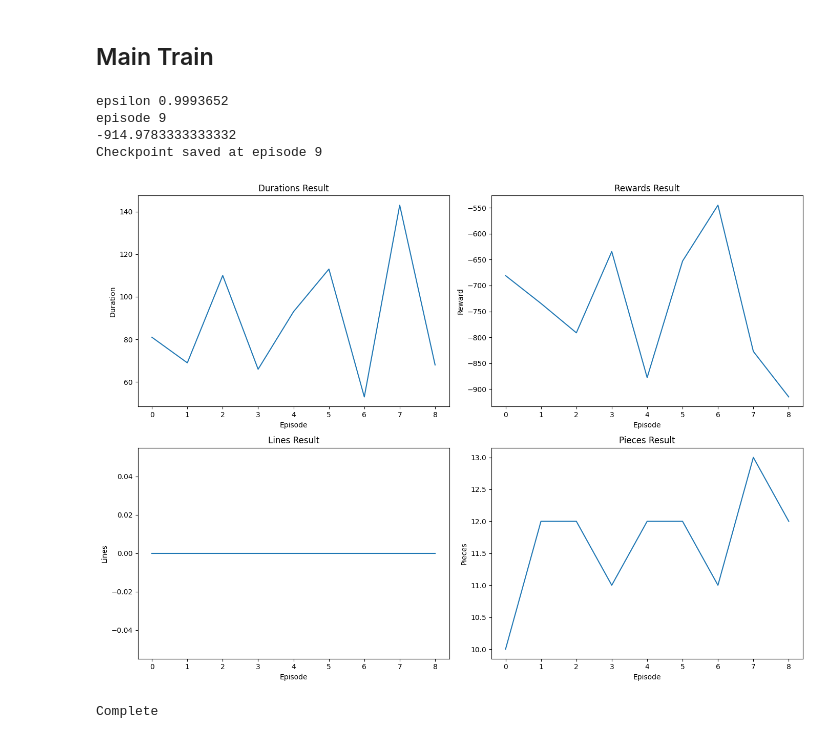
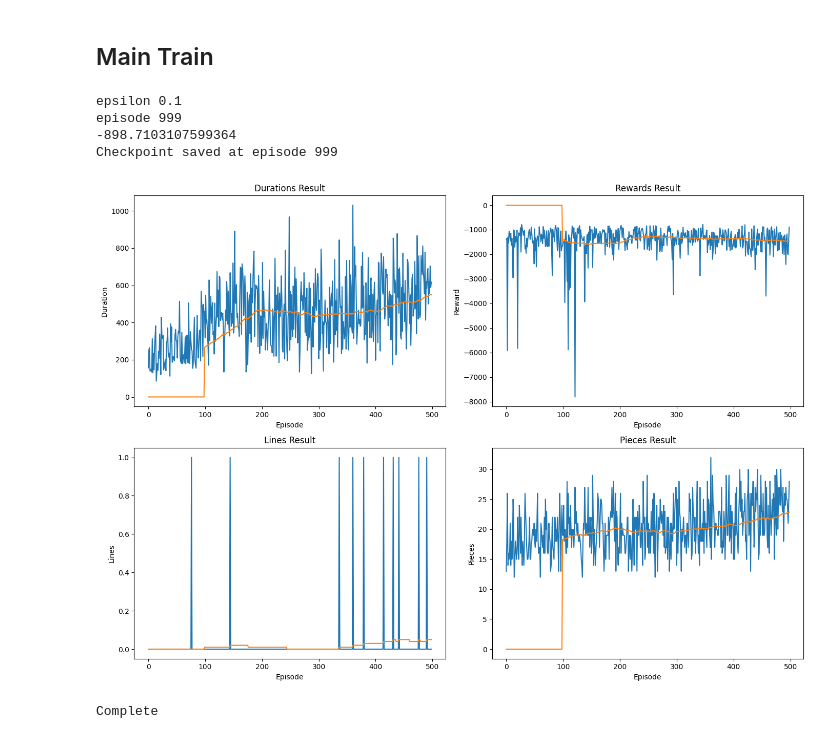
Before and after one commit to edrhian/ai-final-project-tetris-agent, a Jupyter notebook: tetris_rl/01-DQN_Tab_Pytorch.ipynb, the cells around one changed output. Drawn from its saved outputs; the diff is of its cells as text; code cells hidden in the pictures.

```diff
--- a/tetris_rl/01-DQN_Tab_Pytorch.ipynb
+++ b/tetris_rl/01-DQN_Tab_Pytorch.ipynb
@@ -155,7 +154,7 @@ from a_helper import eval_bumpiness, eval_cheese, eval_sum_heights, filter_board
 ### OneHot
 # %%
 def obs_one_hot(obs,env):
-    # Retrieval
+    # Obs retrieval
     board = obs["board"]
     queue = obs["queue"]
     piece_type = obs["piece_type"]
@@ -164,23 +163,22 @@ def obs_one_hot(obs,env):
     current_piece_n_action = obs["current_piece_n_action"]
     current_piece_rotation = obs["current_piece_rotation"]
 
-    # La capa mas alta con almenos 1 bloque
-    _, highest_layer_idx = get_six_layer_view(obs["board"])
+    # Search the highest row, then get only the 5 rows below it (including highest)
+    six_layer_board, highest_layer_idx = get_six_layer_view(obs["board"])
 
-    # Minimizar numeros a '1's
+    # Minimize cells to 1
     board = np.where(board > 0, 1, board)
+    six_layer_board = np.where(six_layer_board > 0, 1, six_layer_board)
 
-    # Devuelve un array(1, board.width), donde el valor de cada columna corresponde a la capa mas alta de esa columna
     board_outline_idx_vals = get_upper_outline_idx(board) / env.board_height
 
-    # Relacionado con recompensas de tablero
     holes_val = eval_holes(board) / ((env.board_width * env.board_height) - env.board_width)
     cheese_val = eval_cheese(board) / (env.board_width * env.board_height)
     sum_heights_val = eval_sum_heights(board) / (env.board_width * env.board_height)
     bumpiness_val = eval_bumpiness(board) / (env.board_height * (env.board_width - 1))
     highest_layer_idx_val = highest_layer_idx / env.board_height
 
-    # SOLO primera pieza de la queue
+    # Next piece
     first_piece_id = SHAPES_IDS[queue[0]]
 
     queue_one_hot = np.zeros(7+1) # +1 => no_piece => None
@@ -202,7 +200,8 @@ def obs_one_hot(obs,env):
     current_piece_rotation_one_hot = np.zeros(4)
     current_piece_rotation_one_hot[current_piece_rotation] = 1
 
-    final = np.concatenate((board_outline_idx_vals,
+    final = np.concatenate((six_layer_board,
+                            board_outline_idx_vals,
                             highest_layer_idx_val,
                             holes_val,
                             cheese_val,
@@ -220,21 +219,14 @@ def obs_one_hot(obs,env):
 # %% [markdown]
 ## Hyper
 # %%
-# BATCH_SIZE: Numero de transiciones utilizadas para optimizar el modelo
-# GAMMA: Discount Factor (que tan importante son las recompensas futuras
-# en comparacion a las recompensas inmediatas
-# EPS_START/EPS_END: Valor inicial y final de epsilon, respectivamente
-# N_STEPS_END: Numero de steps necesarios para llegar de EPS_START a EPS_END
-# TAU: Es el update rate de la network en cada step
-# LR: Learning Rate
 BATCH_SIZE = 128
 GAMMA = 0.99
 EPS_START = 1
 EPS_END = 0.1
-N_STEPS_END = 1_500_000
+N_STEPS_END = 100_000
 TAU = 0.001
 LR = 1e-4
-# Calcular cuanto tiene que decaer epsilon
+
 EPS_DECAY = (EPS_START - EPS_END) / N_STEPS_END
 steps_done = 0
 print(EPS_DECAY)
@@ -349,7 +339,7 @@ Checkpoint Not Found, starting from zero
 # %% [markdown]
 ## Main Train
 # %%
-total_episodes = 10
+total_episodes = 1_000
 episode_durations = []
 episode_rewards = []
 episode_lines = []
@@ -392,36 +382,36 @@ for i_episode in range(total_episodes):
 
         if done:
             episode_durations.append(t + 1)
             episode_rewards.append(total_reward)
             episode_lines.append(info['lines_cleared'])
             episode_pieces.append(info['pieces_placed'])
             plot_all(episode_durations,episode_rewards,episode_lines,episode_pieces)
             print("epsilon", epsilon)
             print("episode",i_episode+start_episode)
             print(total_reward)
             break
 
     if i_episode % 1000 == 0:
         save_dqn_model(i_episode+start_episode,policy_net,target_net,optimizer,memory,base_env,f"models/{algo_id}_{i_episode+start_episode}.pth",metadata)
 
     # prevent memory death
     if i_episode % 500 == 0:
         plot_all(episode_durations,episode_rewards,episode_lines,episode_pieces,save=True,show_result=True,filename=f"plots/train_{algo_id}_{i_episode+start_episode}.png")
         episode_durations = []
         episode_rewards = []
         episode_lines = []
         episode_pieces = []
 
 save_dqn_model(i_episode+start_episode,policy_net,target_net,optimizer,memory,base_env,f"models/{algo_id}_{i_episode+start_episode}.pth",metadata)
 plot_all(episode_durations,episode_rewards,episode_lines,episode_pieces,save=True,show_result=True,filename=f"plots/train_{algo_id}_{i_episode+start_episode}.png")
 plt.ioff()
 plt.show()
 env.close()
 print('Complete')
 # %% [output]
-epsilon 0.9993652
-episode 9
--914.9783333333332
-Checkpoint saved at episode 9
+epsilon 0.1
+episode 999
+-898.7103107599364
+Checkpoint saved at episode 999
-[figure, old version]
+[figure, new version]
 Complete
```
Also changed, not shown: parts of 6 cells of this notebook, 3 other files.
